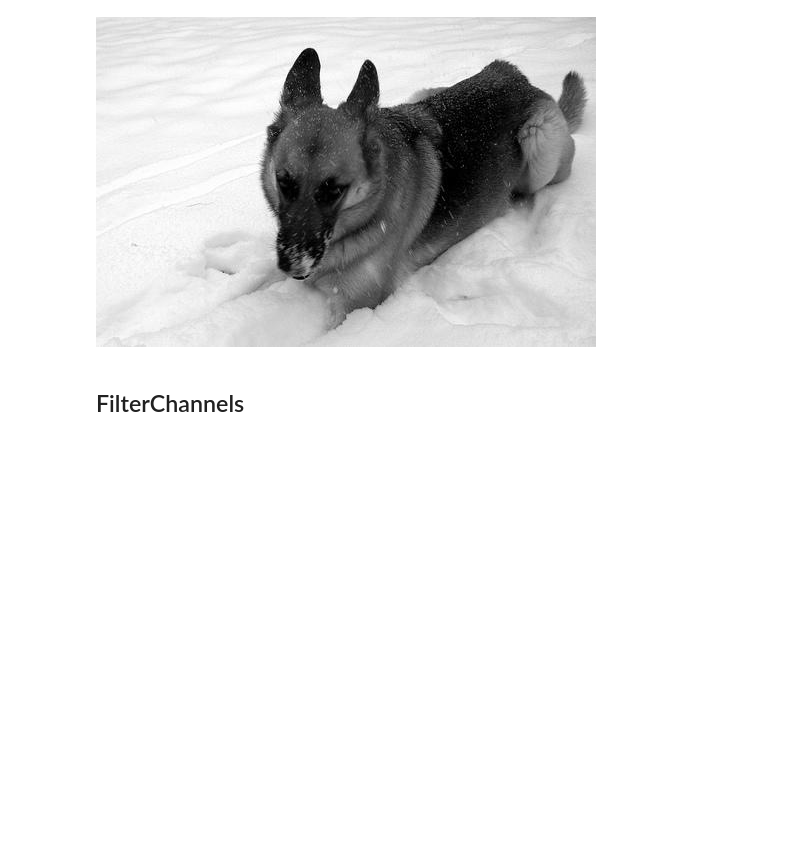
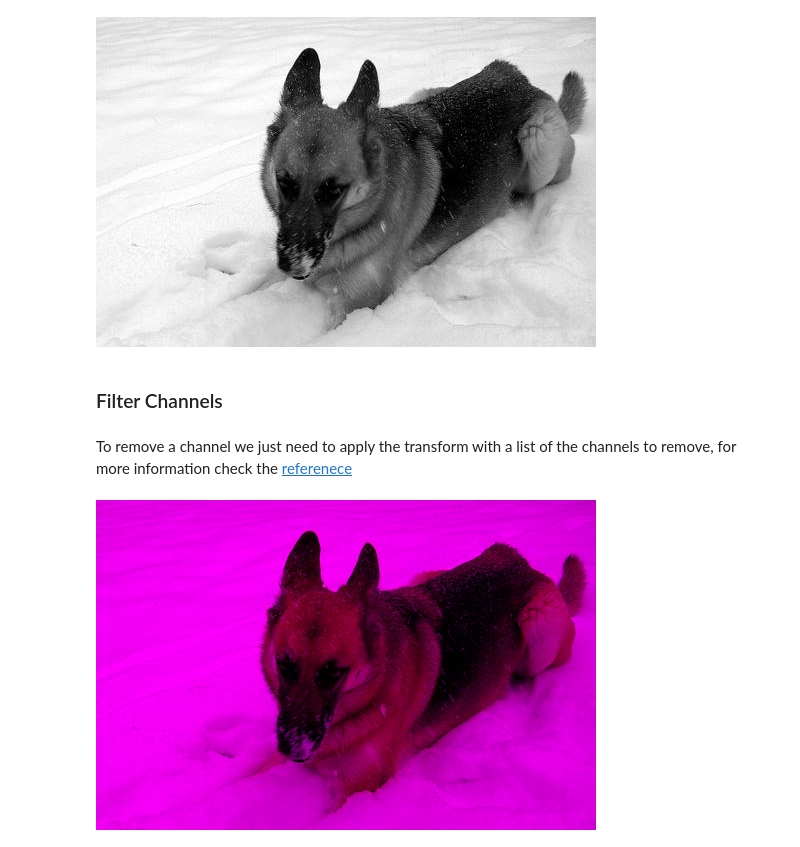
Before and after one commit to easycv/easycv, a Jupyter notebook: docs/source/examples/transforms/color.ipynb, the cells around one changed output. Drawn from its saved outputs; the diff is of its cells as text; code cells hidden in the pictures; blank space fills up the shorter version.

Commit message:
Added examples for transforms modules

```diff
--- a/docs/source/examples/transforms/color.ipynb
+++ b/docs/source/examples/transforms/color.ipynb
@@ -22,5 +18,11 @@ To convert the image to grayscale we just need to apply the transform.
 img.apply(GrayScale())
 # %% [output]
 [figure]
-# %% [markdown]
-## FilterChannels
+# %% [markdown]
+### Filter Channels
+# %% [markdown]
+To remove a channel we just need to apply the transform with a list of the channels to remove, for more information check the [referenece](../../reference/transforms/color.rst)
+# %%
+img.apply(FilterChannels(channels=[1]))
+# %% [output]
+[figure, added]
```
Also changed, not shown: parts of 6 cells of this notebook, 8 other files.
